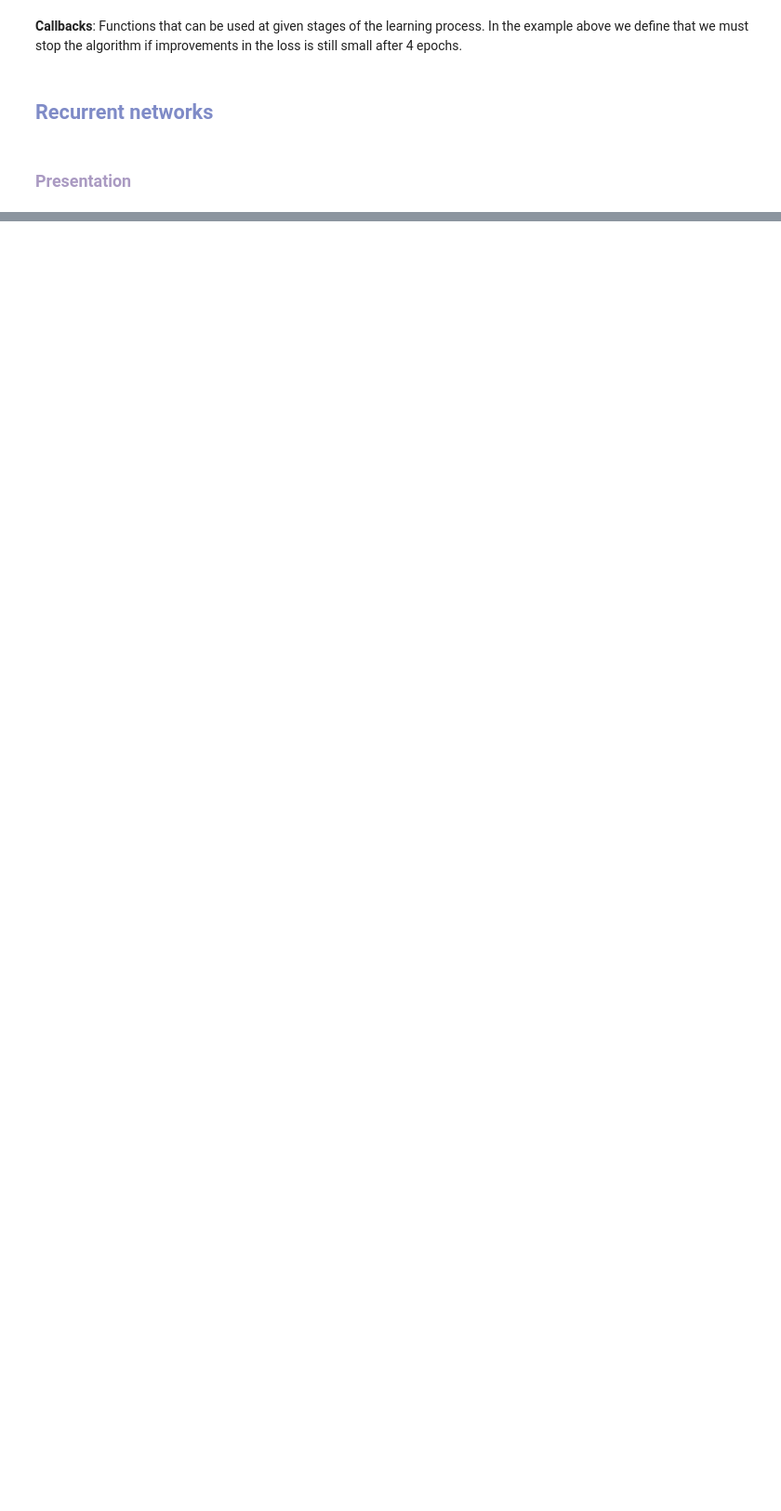
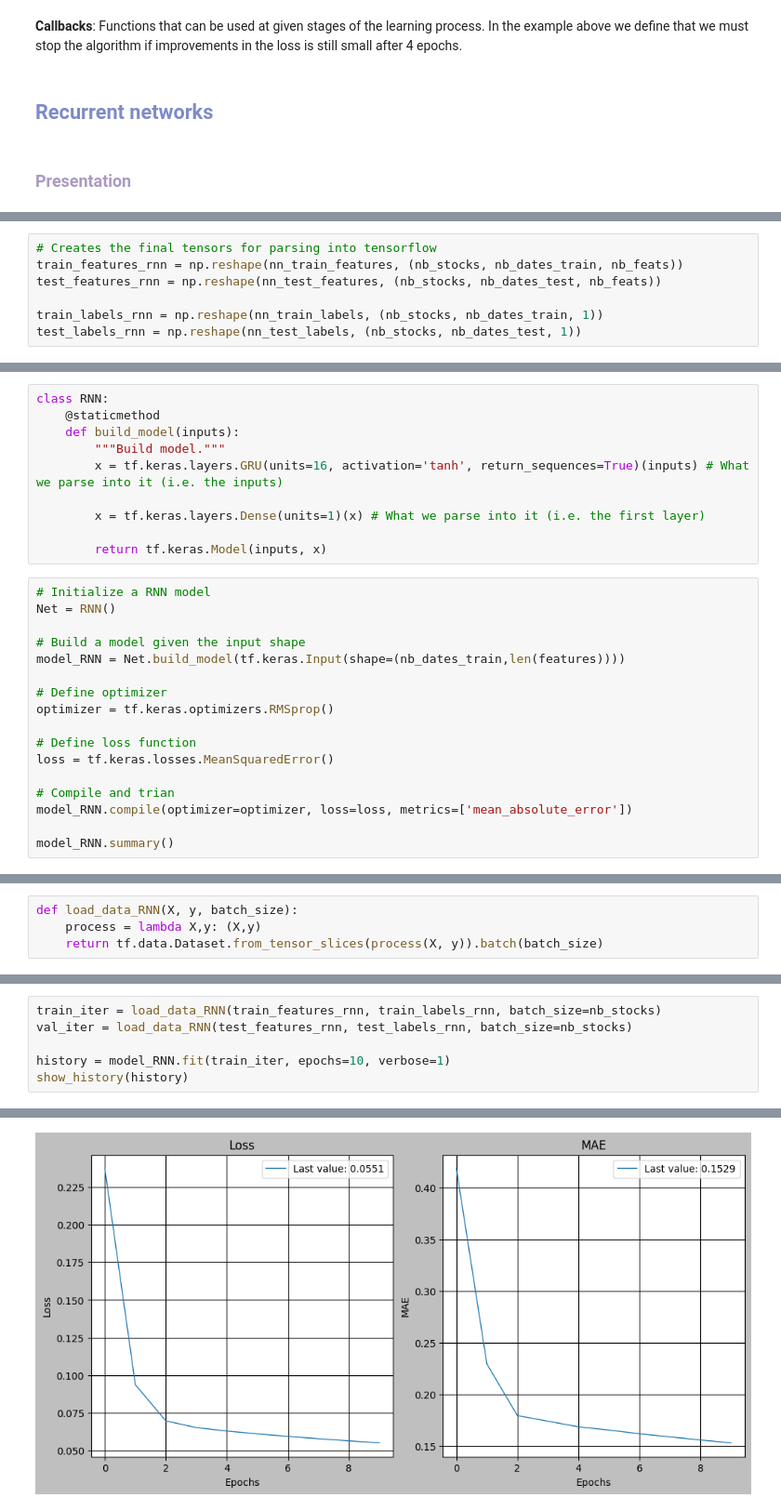
Before and after one commit to albertschroder/bachelor_notes, a Jupyter notebook: ml_factor_notes/part_2/neural_networks.ipynb, the cells around one changed output, grey strips where cells are left out. Shown at 93% size. Cells and saved outputs as stored; diff of their text form; blank space fills up the shorter version.

```diff
--- a/ml_factor_notes/part_2/neural_networks.ipynb
+++ b/ml_factor_notes/part_2/neural_networks.ipynb
@@ -548,0 +604,7 @@ $h_i$ is often referred to as the state of the hidden layer.
+# %%
+# Creates the final tensors for parsing into tensorflow
+train_features_rnn = np.reshape(nn_train_features, (nb_stocks, nb_dates_train, nb_feats))
+test_features_rnn = np.reshape(nn_test_features, (nb_stocks, nb_dates_test, nb_feats))
+
+train_labels_rnn = np.reshape(nn_train_labels, (nb_stocks, nb_dates_train, 1))
+test_labels_rnn = np.reshape(nn_test_labels, (nb_stocks, nb_dates_test, 1))
@@ -548,0 +615,27 @@ $h_i$ is often referred to as the state of the hidden layer.
+# %%
+class RNN:
+    @staticmethod
+    def build_model(inputs):
+        """Build model."""
+        x = tf.keras.layers.GRU(units=16, activation='tanh', return_sequences=True)(inputs) # What we parse into it (i.e. the inputs)
+
+        x = tf.keras.layers.Dense(units=1)(x) # What we parse into it (i.e. the first layer)
+
+        return tf.keras.Model(inputs, x)
+# %%
+# Initialize a RNN model
+Net = RNN()
+
+# Build a model given the input shape
+model_RNN = Net.build_model(tf.keras.Input(shape=(nb_dates_train,len(features))))
+
+# Define optimizer
+optimizer = tf.keras.optimizers.RMSprop()
+
+# Define loss function
+loss = tf.keras.losses.MeanSquaredError()
+
+# Compile and trian
+model_RNN.compile(optimizer=optimizer, loss=loss, metrics=['mean_absolute_error'])
+
+model_RNN.summary()
@@ -548,0 +658,4 @@ $h_i$ is often referred to as the state of the hidden layer.
+# %%
+def load_data_RNN(X, y, batch_size):
+    process = lambda X,y: (X,y)
+    return tf.data.Dataset.from_tensor_slices(process(X, y)).batch(batch_size)
@@ -548,0 +664,7 @@ $h_i$ is often referred to as the state of the hidden layer.
+# %%
+train_iter = load_data_RNN(train_features_rnn, train_labels_rnn, batch_size=nb_stocks)
+val_iter = load_data_RNN(test_features_rnn, test_labels_rnn, batch_size=nb_stocks)
+
+history = model_RNN.fit(train_iter, epochs=10, verbose=1)
+show_history(history)
+# %% [output]
@@ -548,0 +691 @@ $h_i$ is often referred to as the state of the hidden layer.
+[figure, added]
```
Also changed, not shown: parts of 48 cells of this notebook, 1 other file.
